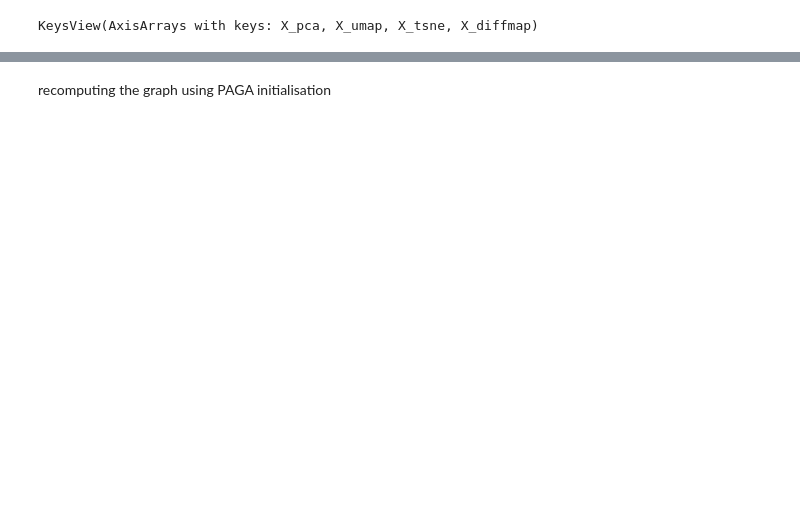
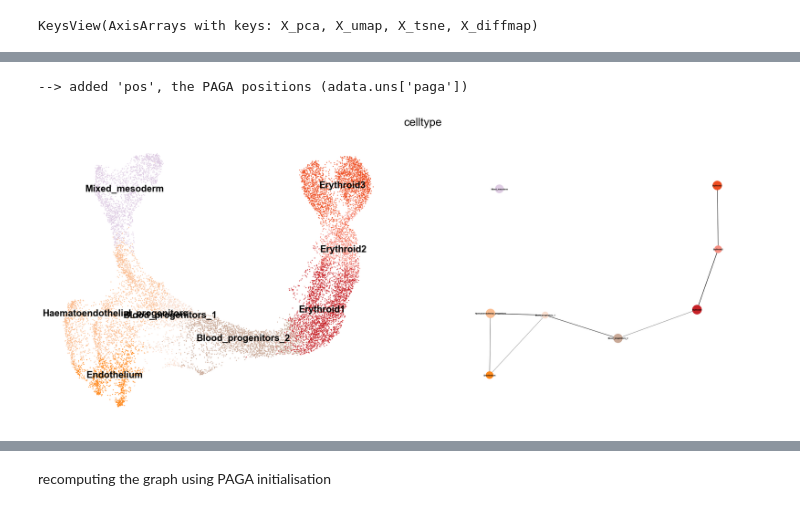
Before and after one commit to rargelaguet/gastrulation10x, a Jupyter notebook: scanpy/blood/blood_exploration.ipynb, the cells around one changed output, grey strips where cells are left out. Cells and saved outputs as stored; diff of their text form; code cells hidden in the pictures; blank space fills up the shorter version.

```diff
--- a/scanpy/blood/blood_exploration.ipynb
+++ b/scanpy/blood/blood_exploration.ipynb
@@ -108,0 +218,6 @@ sc.pl.draw_graph(adata_subset, color='celltype', legend_loc='on data')
+# %%
+sc.pl.paga_compare(adata, basis='umap',legend_loc='on data',
+                   fontsize=3, threshold=0.23, color='celltype', edge_width_scale=0.1)
+# %% [output]
+--> added 'pos', the PAGA positions (adata.uns['paga'])
+[figure, added]
```
Also changed, not shown: parts of 49 cells of this notebook, 5 other files.
